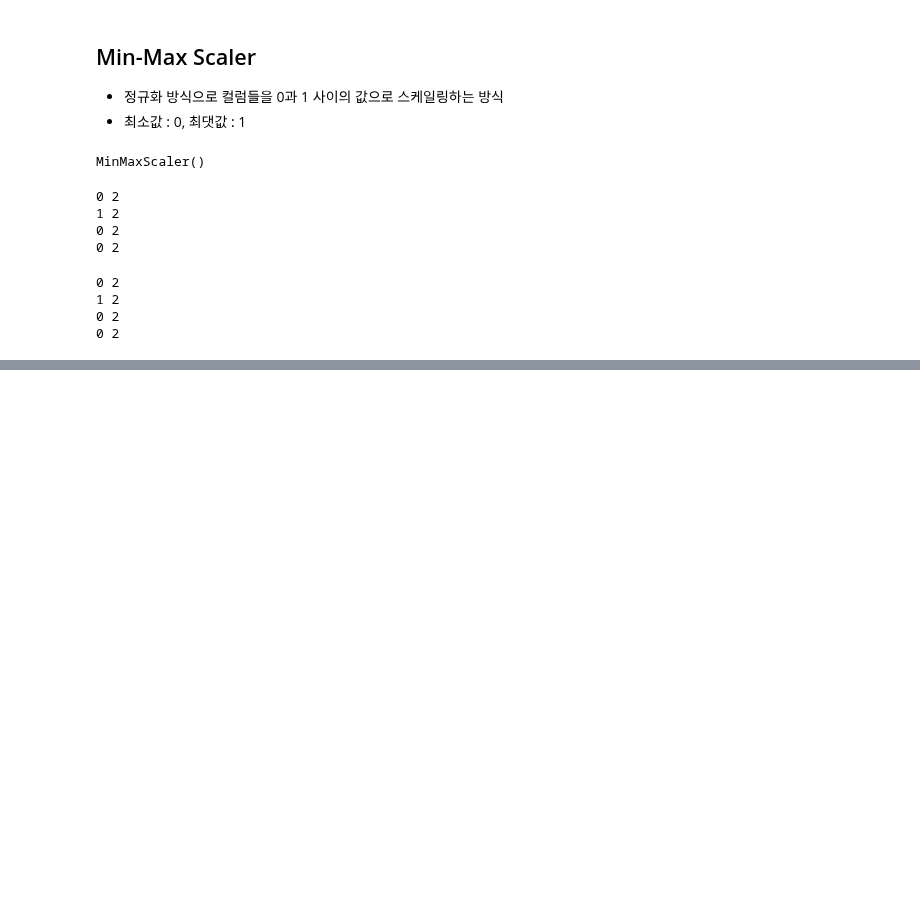
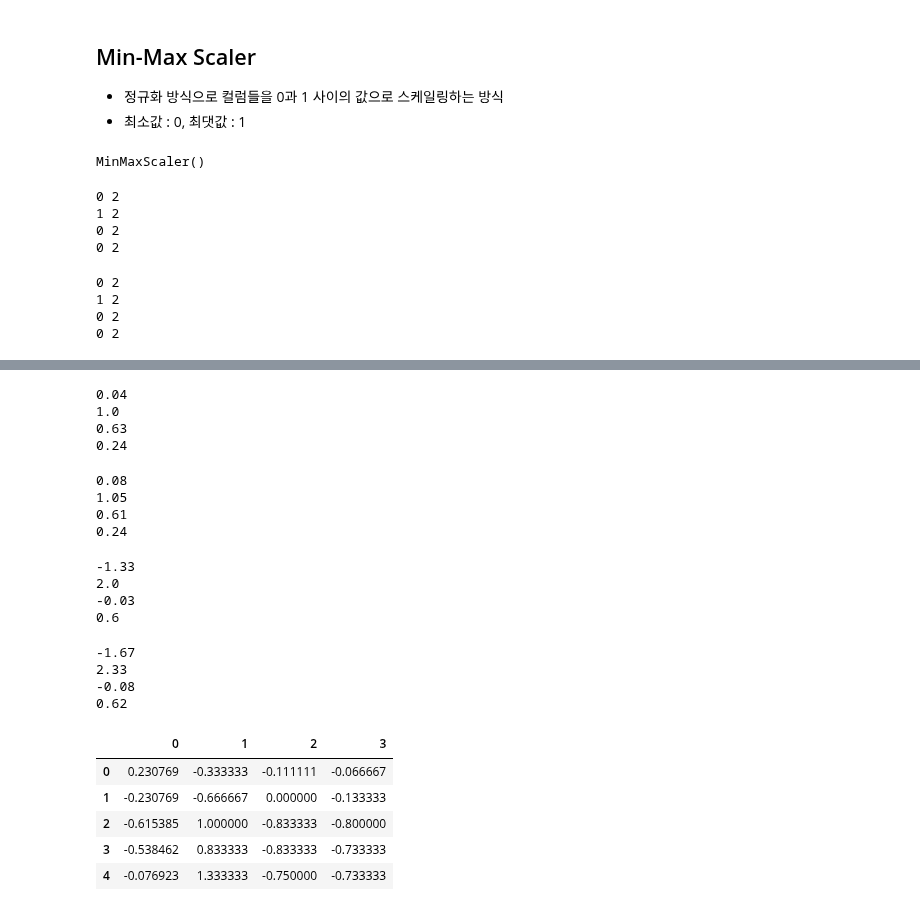
Before and after one commit to KHseo32/test, a Jupyter notebook: 3월 29일/240329(전처리).ipynb, the cells around one changed output, grey strips where cells are left out. Drawn from its saved outputs; the diff is of its cells as text; code cells hidden in the pictures; blank space fills up the shorter version.

```diff
--- a/3월 29일/240329(전처리).ipynb
+++ b/3월 29일/240329(전처리).ipynb
@@ -247,0 +254,68 @@ print(round(X_test_sc2.std()),2)
+# %%
+from sklearn.preprocessing import MaxAbsScaler
+
+MaScaler = MaxAbsScaler()
+
+MaScaler.fit(X_train2)
+
+X_train_sc3 = MaScaler.transform(X_train2)
+X_test_sc3 = MaScaler.transform(X_test2)
+# %%
+print(round(X_train_sc3.min(),2))
+print(round(X_train_sc3.max(),2))
+print(round(X_train_sc3.mean(),2))
+print(round(X_train_sc3.std(),2))
+# %% [output]
+0.04
+1.0
+0.63
+0.24
+# %%
+print(round(X_test_sc3.min(),2))
+print(round(X_test_sc3.max(),2))
+print(round(X_test_sc3.mean(),2))
+print(round(X_test_sc3.std(),2))
+# %% [output]
+0.08
+1.05
+0.61
+0.24
+# %%
+from sklearn.preprocessing import RobustScaler
+
+RuScaler = RobustScaler()
+
+RuScaler.fit(X_train2)
+
+X_train_sc4 = RuScaler.transform(X_train2)
+X_test_sc4 = RuScaler.transform(X_test2)
+# %%
+print(round(X_train_sc4.min(),2))
+print(round(X_train_sc4.max(),2))
+print(round(X_train_sc4.mean(),2))
+print(round(X_train_sc4.std(),2))
+# %% [output]
+-1.33
+2.0
+-0.03
+0.6
+# %%
+print(round(X_test_sc4.min(),2))
+print(round(X_test_sc4.max(),2))
+print(round(X_test_sc4.mean(),2))
+print(round(X_test_sc4.std(),2))
+# %% [output]
+-1.67
+2.33
+-0.08
+0.62
+# %%
+## 원본 데이터로 변경
+pd.DataFrame(X_train_sc4).head()
+# %% [output]
+|  | 0 | 1 | 2 | 3 |
+| 0 | 0.230769 | -0.333333 | -0.111111 | -0.066667 |
+| 1 | -0.230769 | -0.666667 | 0.000000 | -0.133333 |
+| 2 | -0.615385 | 1.000000 | -0.833333 | -0.800000 |
+| 3 | -0.538462 | 0.833333 | -0.833333 | -0.733333 |
+| 4 | -0.076923 | 1.333333 | -0.750000 | -0.733333 |
```
Also changed, not shown: parts of 3 cells of this notebook.
